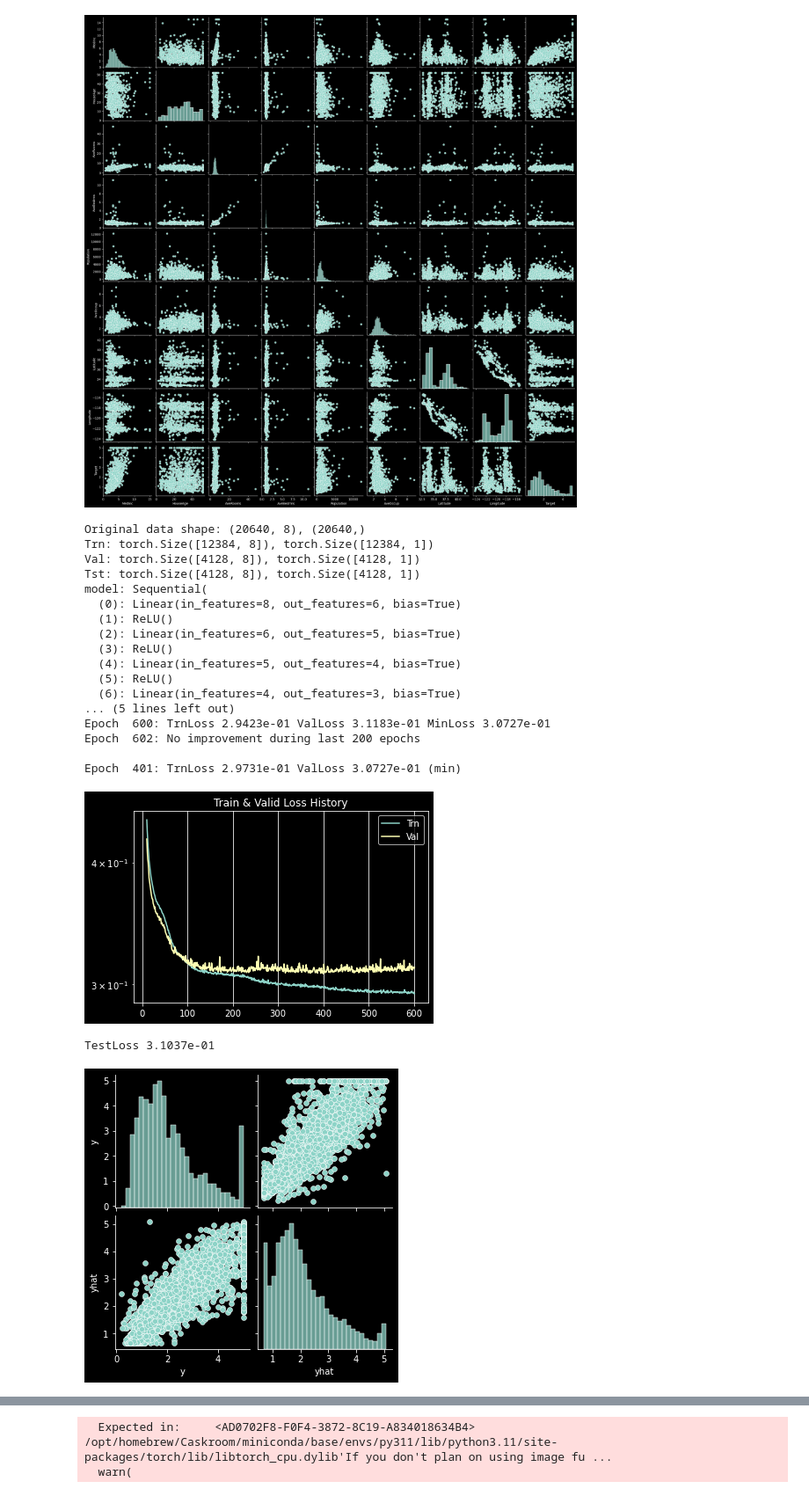
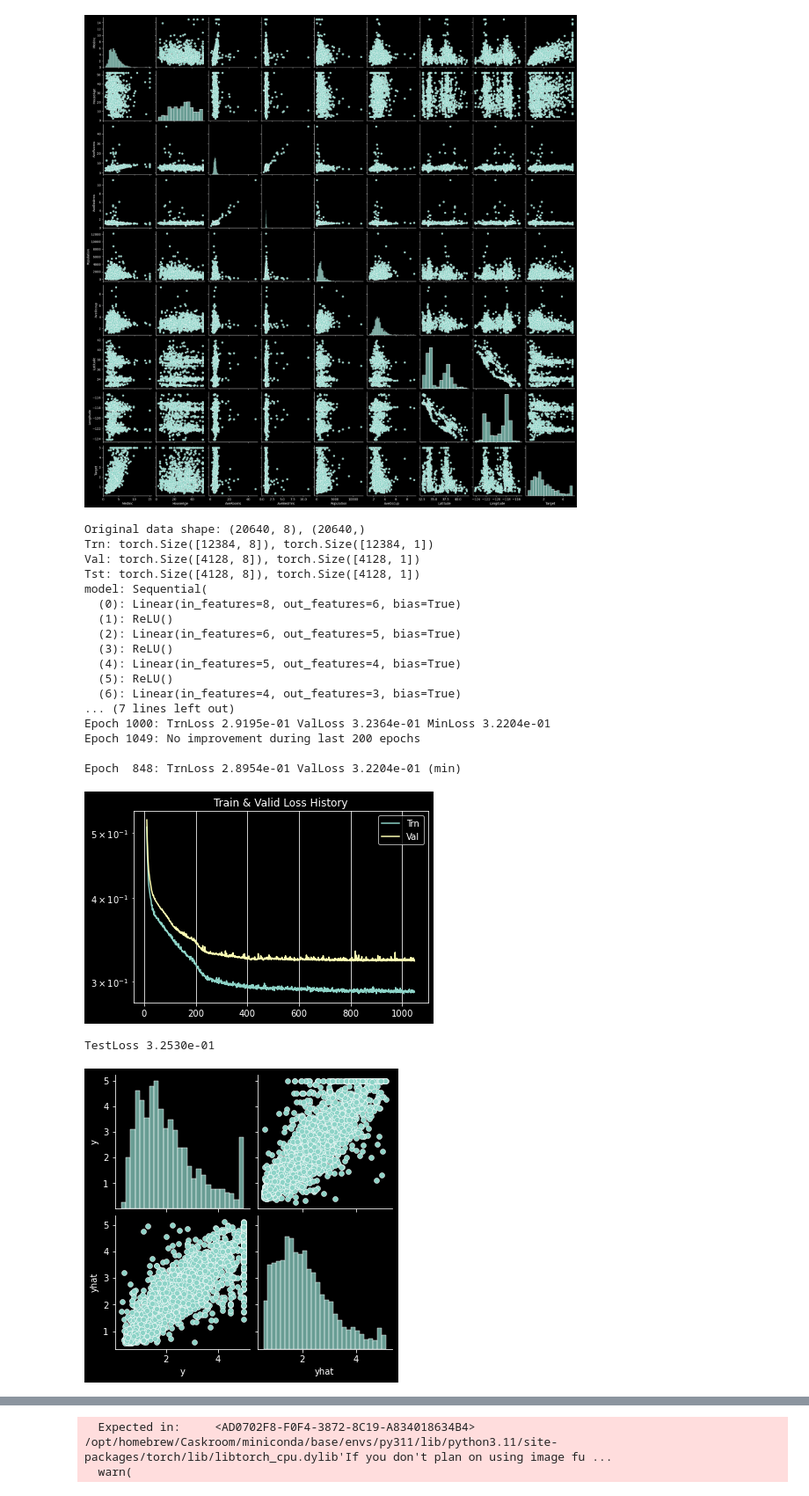
Before and after one commit to ajwkim/DLRL, a Jupyter notebook: pytorch3.ipynb, the cells around one changed output, grey strips where cells are left out. Shown at 88% size. Cells and saved outputs as stored; diff of their text form; code cells hidden in the pictures.

```diff
--- a/pytorch3.ipynb
+++ b/pytorch3.ipynb
@@ -236,39 +238,39 @@ from model import linear_regressor
 from utils import Regressor
 
 cf = SimpleNamespace(n_epoch=3000, n_print=200, early_stop=200, plot_from=10,
-                     b_size=128, leaky=F)
+                     b_size=256, leaky=F)
 Xtrn, Xval, Xtst, ytrn, yval, ytst = getCaliforniaHousing()
 trnloader = get_dataloader(Xtrn, ytrn, cf.b_size, shuffle=T)
 valloader = get_dataloader(Xval, yval, cf.b_size)
 tstloader = get_dataloader(Xtst, ytst, cf.b_size)
 
 model = linear_regressor(Xtrn.size(-1), 1, dim_step=-1, leaky=cf.leaky)
 # model = nn.Sequential(nn.Linear(Xtrn.size(-1), 6),  nn.ReLU(),
 #                       nn.Linear(6, 5),              nn.ReLU(),
 #                       nn.Linear(5, 4),              nn.ReLU(),
 #                       nn.Linear(4, 3),              nn.ReLU(),
 #                       nn.Linear(3, 1))
 regressor = Regressor(model)
 regressor.run(trnloader, valloader, cf.n_epoch, cf.n_print, cf.early_stop, cf.plot_from);
 regressor.test(tstloader)
 # %% [output]
 Original data shape: (20640, 8), (20640,)
 Trn: torch.Size([12384, 8]), torch.Size([12384, 1])
 Val: torch.Size([4128, 8]), torch.Size([4128, 1])
 Tst: torch.Size([4128, 8]), torch.Size([4128, 1])
 model: Sequential(
   (0): Linear(in_features=8, out_features=6, bias=True)
   (1): ReLU()
   (2): Linear(in_features=6, out_features=5, bias=True)
   (3): ReLU()
   (4): Linear(in_features=5, out_features=4, bias=True)
   (5): ReLU()
   (6): Linear(in_features=4, out_features=3, bias=True)
-... (5 lines left out)
-Epoch  600: TrnLoss 2.9423e-01 ValLoss 3.1183e-01 MinLoss 3.0727e-01
-Epoch  602: No improvement during last 200 epochs
+... (7 lines left out)
+Epoch 1000: TrnLoss 2.9195e-01 ValLoss 3.2364e-01 MinLoss 3.2204e-01
+Epoch 1049: No improvement during last 200 epochs
 
-Epoch  401: TrnLoss 2.9731e-01 ValLoss 3.0727e-01 (min)
+Epoch  848: TrnLoss 2.8954e-01 ValLoss 3.2204e-01 (min)
-[figure, old version]
+[figure, new version]
-TestLoss 3.1037e-01
+TestLoss 3.2530e-01
-[figure, old version]
+[figure, new version]
```
Also changed, not shown: parts of 5 cells of this notebook, 1 other file.
